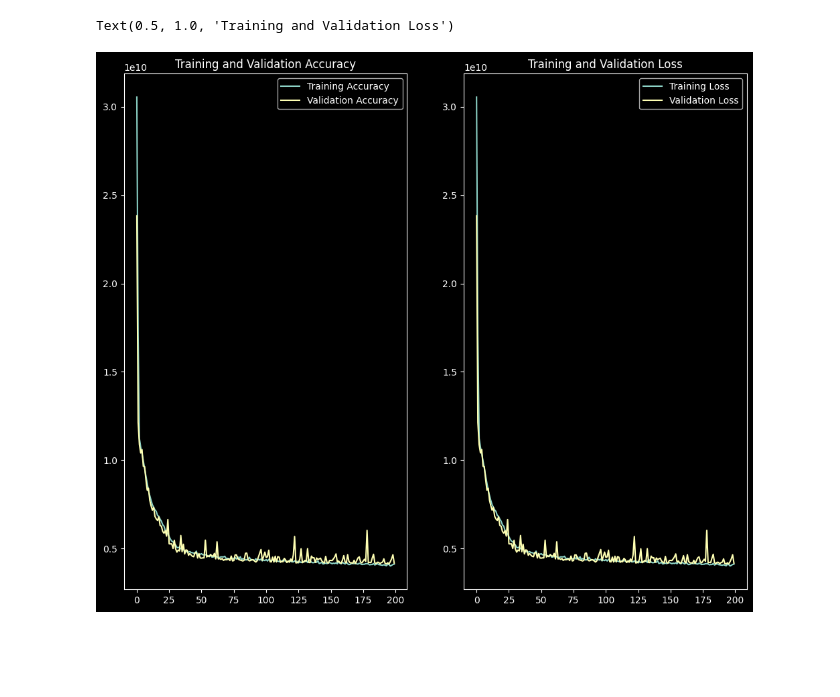
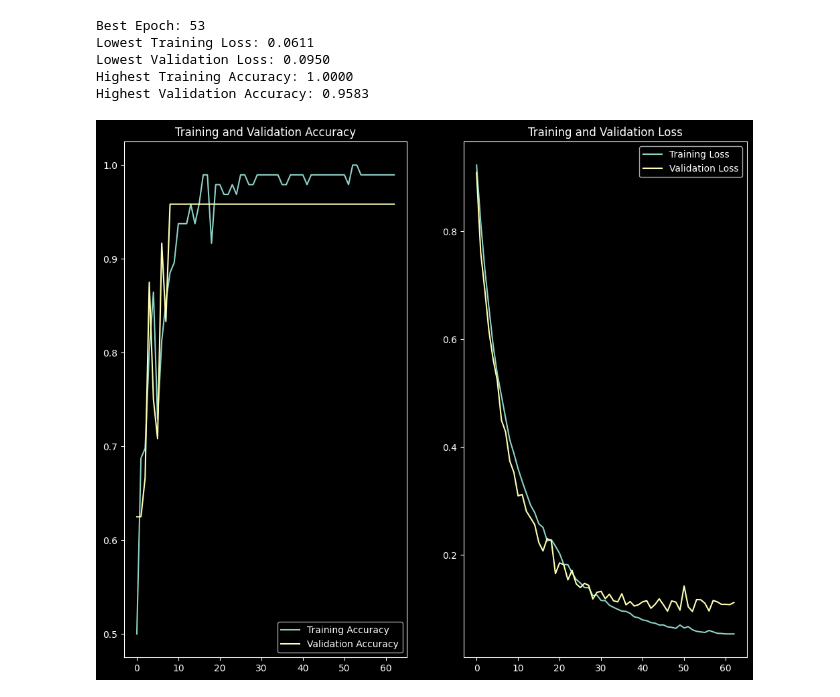
Before and after one commit to debjitpal5040/DL_Algorithms, a Jupyter notebook: Neural Networks/ANN_Classification.ipynb, the cells around one changed output. Cells and saved outputs as stored; diff of their text form; code cells hidden in the pictures; blank space fills up the shorter version.

```diff
--- a/Neural Networks/ANN_Classification.ipynb
+++ b/Neural Networks/ANN_Classification.ipynb
@@ -67,3 +65,3 @@ Model: "ann"
  Non-trainable params: 0 (0.00 B)
 # %%
-model.compile(loss=MSELoss(), optimizer=Adam(), metrics=[MSEMetric()]) # type: ignore
+model.compile(loss=SparseCategoricalCrossentropy(), optimizer=Adam(), metrics=[SparseCategoricalAccuracy()])  # type: ignore
@@ -70,5 +79,37 @@ model.compile(loss=MSELoss(), optimizer=Adam(), metrics=[MSEMetric()]) # type: i
+# %%
+early_stopping_callback = EarlyStopping(
+    monitor="val_loss", patience=10, restore_best_weights=True
+)
+model_checkpoint_callback = ModelCheckpoint(
+    filepath="../Models/ann_classification.keras",
+    monitor="val_loss",
+    save_best_only=True,
+    mode="min",
+)
+tensorboard_callback = TensorBoard(
+    log_dir="../Logs/ann_classification_logs",
+    histogram_freq=1,
+    write_images=True,
+    write_steps_per_second=True,
+)
+# tensorboard --logdir="Logs/ann_classification_logs"
+
+csvlogger_callback = CSVLogger("../Logs/ann_classification_logs.csv")
+
+reduce_lr_callback = ReduceLROnPlateau(monitor="val_loss", factor=0.5, patience=5)
 # %%
 ann_history = model.fit(
-    X_train, y_train, batch_size=32, epochs=200, validation_split=0.2
+    X_train,
+    y_train,
+    batch_size=32,
+    epochs=100,
+    validation_split=0.2,
+    callbacks=[
+        early_stopping_callback,
+        model_checkpoint_callback,
+        tensorboard_callback,
+        csvlogger_callback,
+        reduce_lr_callback,
+    ],
 )
 # %% [output]
@@ -113,23 +133,44 @@ Validation loss: 4981772069.12
+# %%
+best_epoch = np.argmin(ann_history.history["val_loss"]) + 1
+print(f"Best Epoch: {best_epoch}")
+best_train_loss = ann_history.history["loss"][best_epoch - 1]
+best_val_loss = ann_history.history["val_loss"][best_epoch - 1]
+print(f"Lowest Training Loss: {best_train_loss:.4f}")
+print(f"Lowest Validation Loss: {best_val_loss:.4f}")
+best_train_acc = ann_history.history["sparse_categorical_accuracy"][best_epoch - 1]
+best_val_acc = ann_history.history["val_sparse_categorical_accuracy"][best_epoch - 1]
+print(f"Highest Training Accuracy: {best_train_acc:.4f}")
+print(f"Highest Validation Accuracy: {best_val_acc:.4f}")
+# %% [output]
+Best Epoch: 53
+Lowest Training Loss: 0.0611
+Lowest Validation Loss: 0.0950
+Highest Training Accuracy: 1.0000
+Highest Validation Accuracy: 0.9583
+# %%
+ann_train_loss = ann_history.history["loss"]
+ann_train_acc = ann_history.history["sparse_categorical_accuracy"]
+ann_val_loss = ann_history.history["val_loss"]
+ann_val_acc = ann_history.history["val_sparse_categorical_accuracy"]
 # %%
-epochs_range = range(200)
+epochs_range = range(len(ann_train_loss))
 
 # Plot the training and validation accuracy
 plt.figure(figsize=(12, 10))
 plt.subplot(1, 2, 1)
 plt.plot(epochs_range, ann_train_acc, label="Training Accuracy")
 plt.plot(epochs_range, ann_val_acc, label="Validation Accuracy")
 plt.legend(loc="best")
 plt.title("Training and Validation Accuracy")
-
 # Plot the training and validation loss
 plt.subplot(1, 2, 2)
 plt.plot(epochs_range, ann_train_loss, label="Training Loss")
 plt.plot(epochs_range, ann_val_loss, label="Validation Loss")
 plt.legend(loc="best")
 plt.title("Training and Validation Loss")
+plt.show()
 # %% [output]
-Text(0.5, 1.0, 'Training and Validation Loss')
-[figure, old version]
+[figure, new version]
 # %%
 ann_test_loss, ann_test_accuracy = model.evaluate(X_test, y_test)
 print("Test loss:", ann_test_loss)
```
Also changed, not shown: parts of 13 cells of this notebook, 3 other files.
